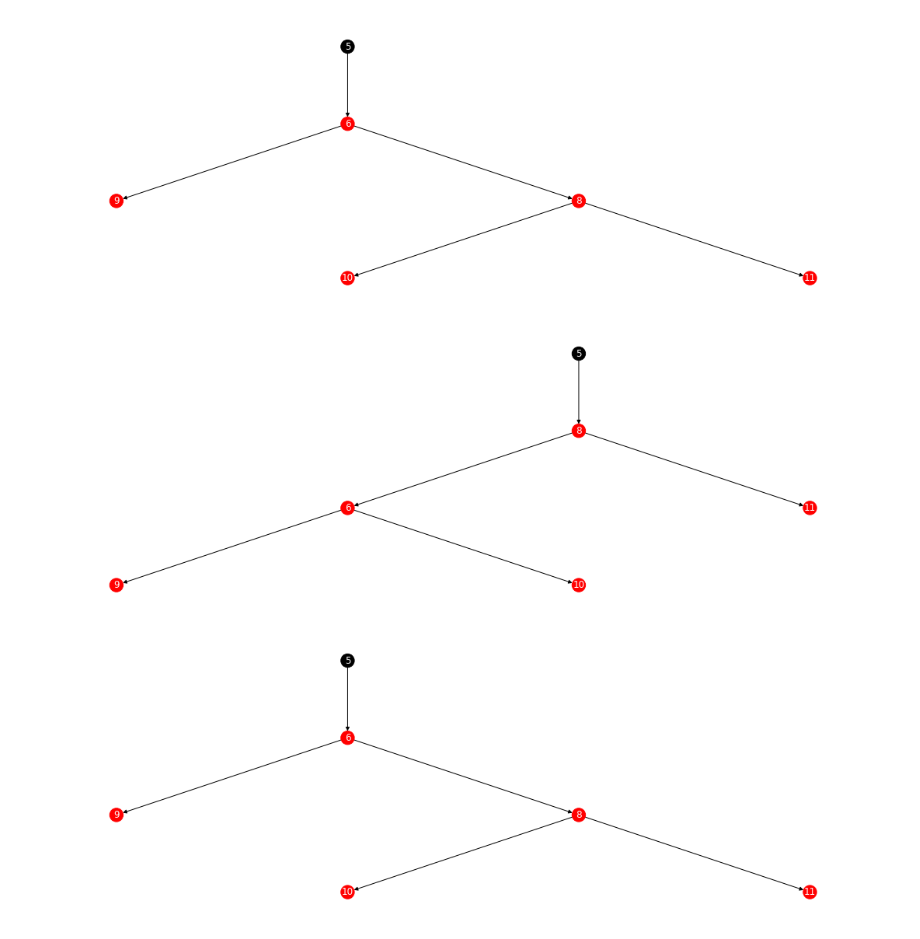
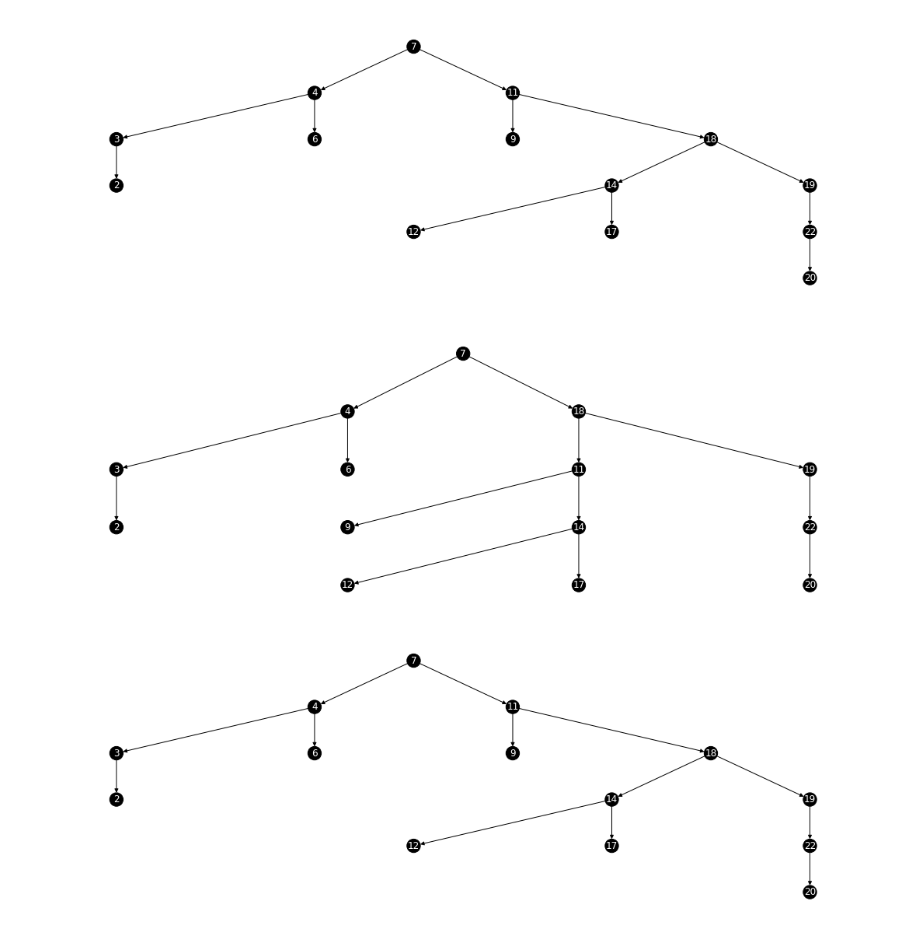
Before and after one commit to efraimrodrigues/rbtree, a Jupyter notebook: python/Rotations.ipynb, the cells around one changed output. Cells and saved outputs as stored; diff of their text form; code cells hidden in the pictures.

Commit message:
Updates example tree.

```diff
--- a/python/Rotations.ipynb
+++ b/python/Rotations.ipynb
@@ -27,3 +1,46 @@ tree.root = node_5
+# %%
+from node import node
+from rb_tree import rb_tree
+from utils import draw
+import warnings
+
+warnings.filterwarnings('ignore')
+
+tree = rb_tree()
+
+nodes = []
+for i in range(0,23):
+    nodes.append(node(i, 1, tree.get_nil(), tree.get_nil(), tree.get_nil()))
+
+nodes[2].set_parent(nodes[3])
+nodes[3].set_left(nodes[2])
+nodes[3].set_parent(nodes[4])
+nodes[4].set_left(nodes[3])
+nodes[4].set_right(nodes[6])
+nodes[4].set_parent(nodes[7])
+nodes[6].set_parent(nodes[4])
+nodes[7].set_left(nodes[4])
+nodes[7].set_right(nodes[11])
+nodes[9].set_parent(nodes[11])
+nodes[11].set_left(nodes[9])
+nodes[11].set_right(nodes[18])
+nodes[11].set_parent(nodes[7])
+nodes[12].set_parent(nodes[14])
+nodes[14].set_left(nodes[12])
+nodes[14].set_right(nodes[17])
+nodes[14].set_parent(nodes[18])
+nodes[17].set_parent(nodes[14])
+nodes[18].set_left(nodes[14])
+nodes[18].set_right(nodes[19])
+nodes[18].set_parent(nodes[11])
+nodes[19].set_right(nodes[22])
+nodes[19].set_parent(nodes[18])
+nodes[20].set_parent(nodes[22])
+nodes[22].set_left(nodes[20])
+nodes[22].set_parent(nodes[19])
+
+
+tree.root = nodes[7]
 # %%
 def left_rotate(tree, x):
     y = x.get_right()
@@ -45,13 +62,13 @@ def left_rotate(tree, x):
 # %%
 draw(tree)
 # %% [output]
-[figure, old version]
+[figure, new version]
 # %%
-left_rotate(tree, node_6)
+left_rotate(tree, nodes[11])
 
 draw(tree)
 # %% [output]
-[figure, old version]
+[figure, new version]
 # %%
 def right_rotate(tree, x):
     y = x.get_left()
@@ -71,8 +88,8 @@ def right_rotate(tree, x):
     y.set_right(x)
     x.set_parent(y)
 # %%
-left_rotate(tree, node_6)
-right_rotate(tree, node_8)
+left_rotate(tree, nodes[11])
+right_rotate(tree, nodes[18])
 draw(tree)
 # %% [output]
-[figure, old version]
+[figure, new version]
```
Also changed, not shown: parts of 1 cell of this notebook.
